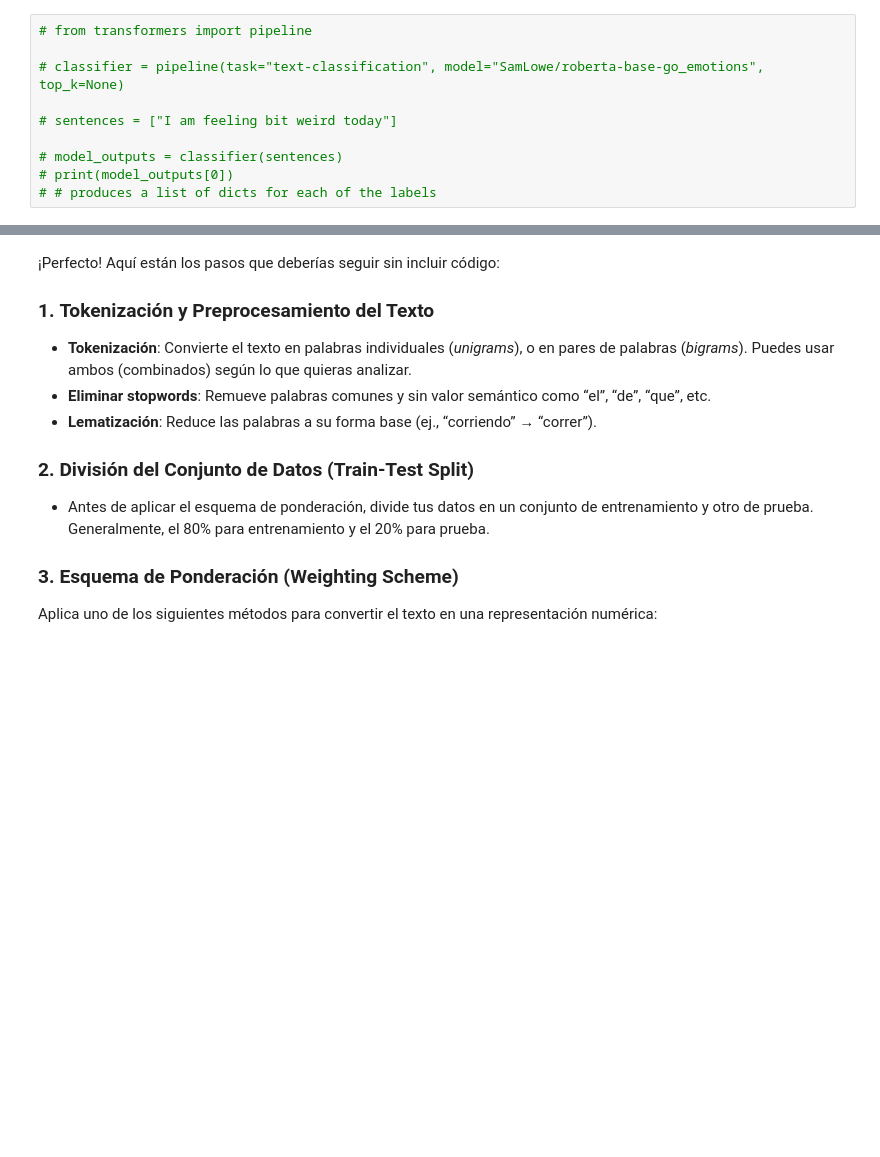
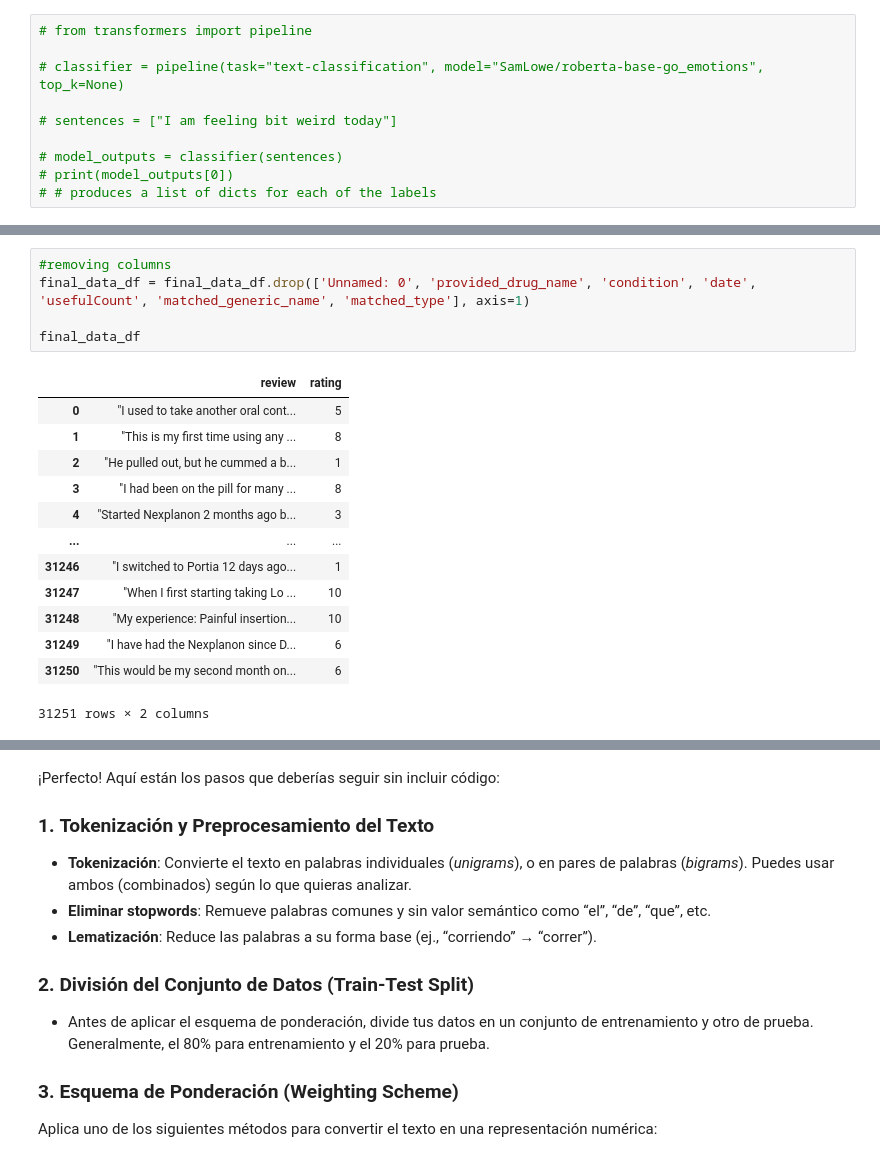
Before and after one commit to celefigs/collaborative_project, a Jupyter notebook: celes_copy.ipynb, the cells around one changed output, grey strips where cells are left out. Drawn from its saved outputs; the diff is of its cells as text; blank space fills up the shorter version.

Commit message:
label_data

```diff
--- a/celes_copy.ipynb
+++ b/celes_copy.ipynb
@@ -501,3 +520,22 @@ final_data_df.head()
 | 2 | 2 | Levonorgestrel | Emergency Contraception | "He pulled out, but he cummed a b... | 1 | 7-Mar-17 | 5 | ... |
 | 3 | 3 | Ethinyl estradiol / levonorgestrel | Birth Control | "I had been on the pill for many ... | 8 | 8-Dec-16 | 1 | ... |
 | 4 | 4 | Nexplanon | Birth Control | "Started Nexplanon 2 months ago b... | 3 | 7-Aug-14 | 10 | ... |
+# %%
+#removing columns
+final_data_df = final_data_df.drop(['Unnamed: 0', 'provided_drug_name', 'condition', 'date', 'usefulCount', 'matched_generic_name', 'matched_type'], axis=1)
+
+final_data_df
+# %% [output]
+|  | review | rating |
+| 0 | "I used to take another oral cont... | 5 |
+| 1 | "This is my first time using any ... | 8 |
+| 2 | "He pulled out, but he cummed a b... | 1 |
+| 3 | "I had been on the pill for many ... | 8 |
+| 4 | "Started Nexplanon 2 months ago b... | 3 |
+| ... | ... | ... |
+| 31246 | "I switched to Portia 12 days ago... | 1 |
+| 31247 | "When I first starting taking Lo ... | 10 |
+| 31248 | "My experience: Painful insertion... | 10 |
+| 31249 | "I have had the Nexplanon since D... | 6 |
+| 31250 | "This would be my second month on... | 6 |
+31251 rows × 2 columns
```
Also changed, not shown: parts of 6 cells of this notebook.
